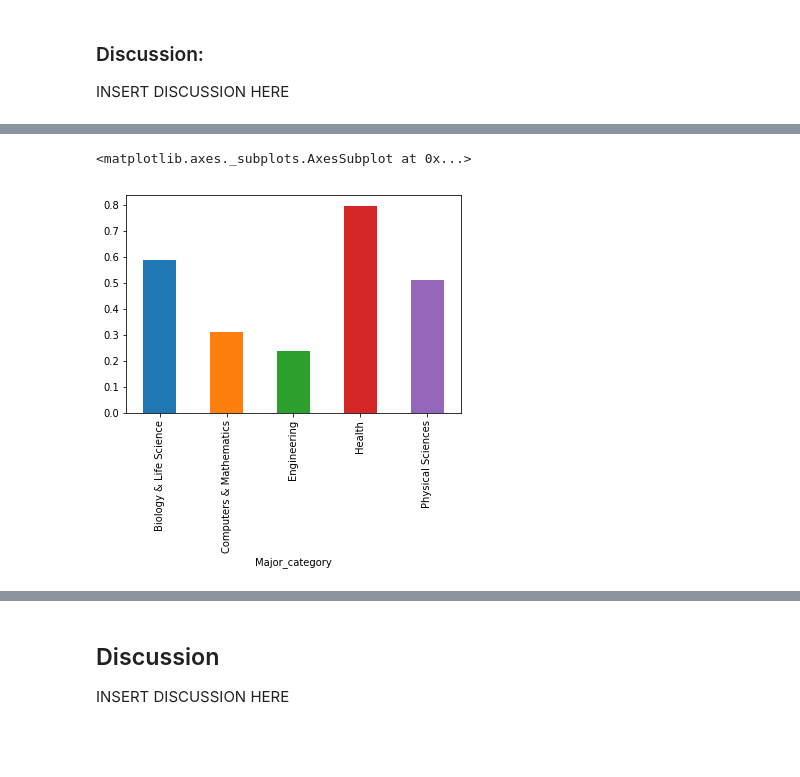
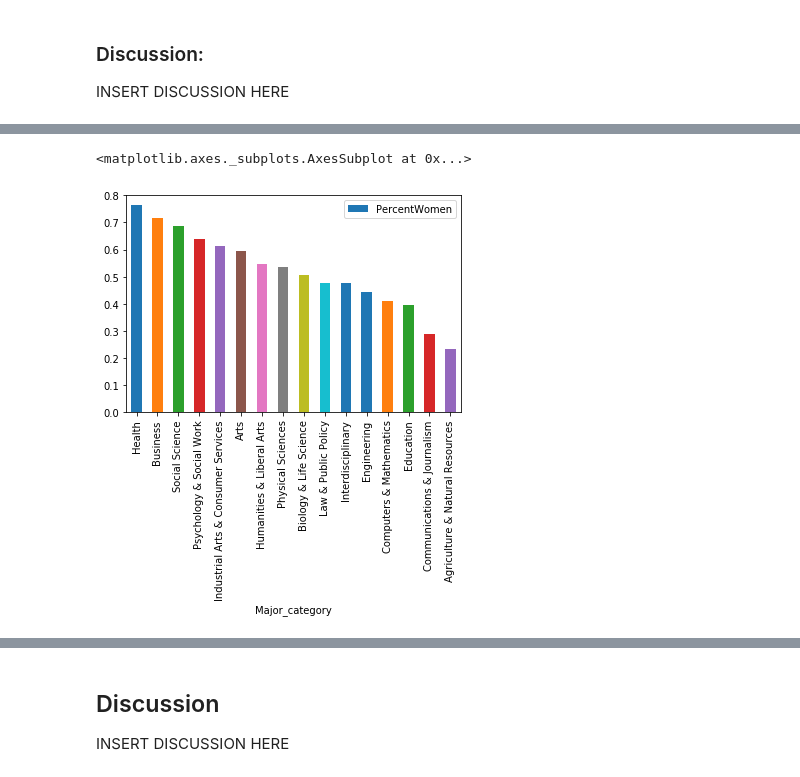
Before and after one commit to dliu9999/COGS-108-Project, a Jupyter notebook: FinalProject.ipynb, the cells around one changed output, grey strips where cells are left out. Saved outputs shown, nothing was run; the diff lists cells and outputs as text; code cells hidden in the pictures; blank space fills up the shorter version.

```diff
--- a/FinalProject.ipynb
+++ b/FinalProject.ipynb
@@ -108,6 +108,9 @@ all_wanted['Full_time_rate'] = recent_grads['Full_time'] / recent_grads['Total']
 # Part time rate (add from recent_grads)
 all_wanted['Part_time_rate'] = recent_grads['Part_time'] / recent_grads['Total']
 
+#Percent Women (add from recent_grads)
+all_wanted['PercentWomen'] = recent_grads['ShareWomen']
+
 # Unemployment_rate
 all_wanted['Unemployment_rate'] = 1 - all_wanted['Employment_rate']
 
@@ -372,6 +378,8 @@ women_stem.head()
 # %%
 #proportion of women in each major category
-women_stem.groupby('Major_category')['ShareWomen'].mean().plot(kind='bar')
+proportion_women = all_wanted.groupby('Major_category').mean().reset_index()
+proportion_women = proportion_women.sort_values('PercentWomen', ascending = False)
+proportion_women.plot(kind='bar', x='Major_category', y='PercentWomen')
 # %% [output]
 <matplotlib.axes._subplots.AxesSubplot at 0x...>
-[figure, old version]
+[figure, new version]
```
Also changed, not shown: parts of 24 cells of this notebook.
